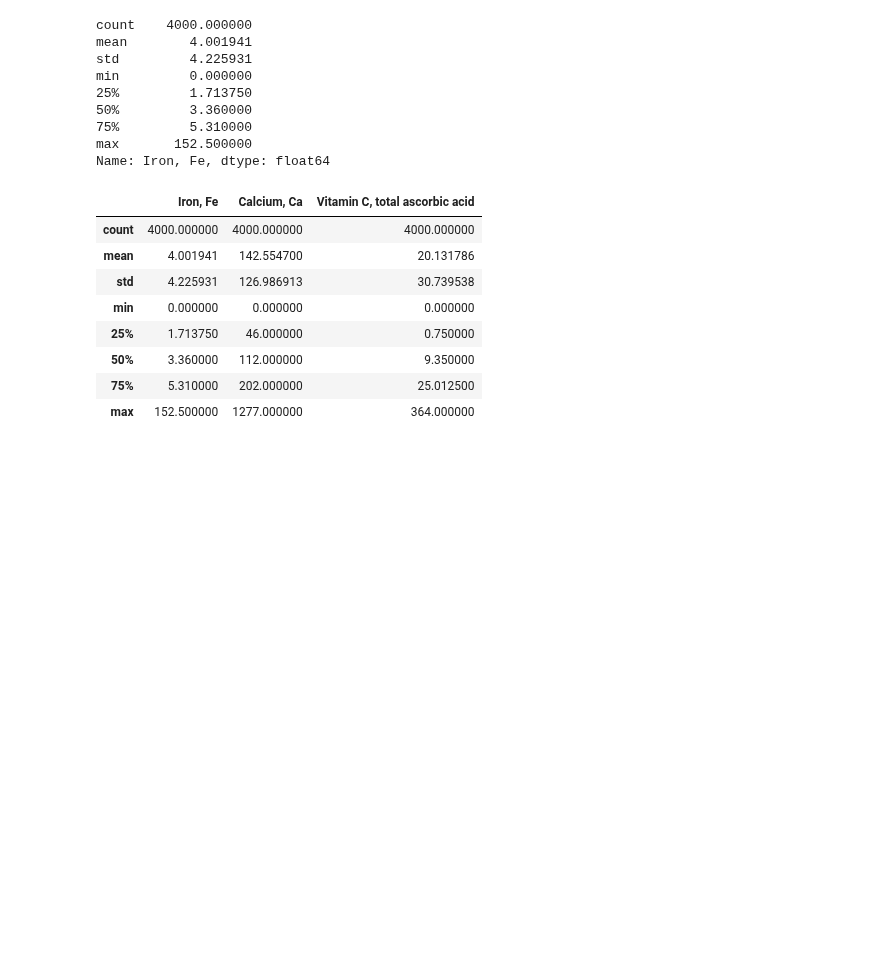
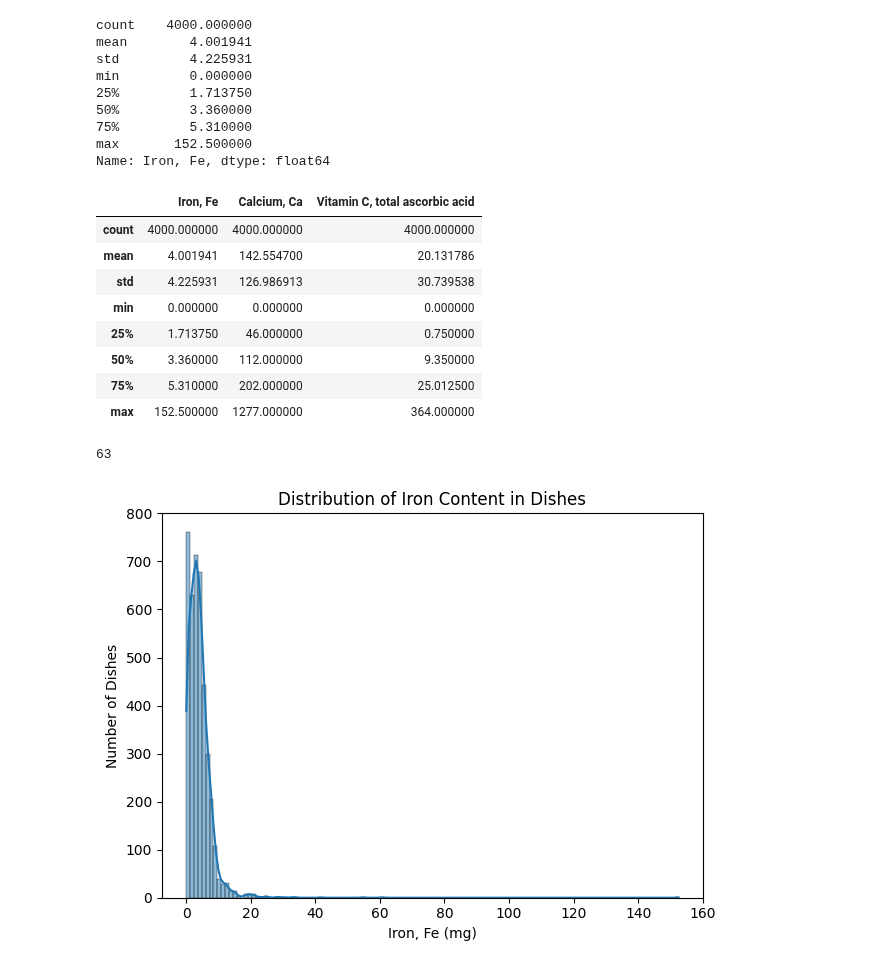
Before and after one commit to chelseanbr/smolvlm-nutrition-vqa, a Jupyter notebook: notebooks/eda.ipynb, the cells around one changed output. Saved outputs shown, nothing was run; the diff lists cells and outputs as text; code cells hidden in the pictures; blank space fills up the shorter version.

```diff
--- a/notebooks/eda.ipynb
+++ b/notebooks/eda.ipynb
@@ -113,2 +114,17 @@ import matplotlib.pyplot as plt
 import seaborn as sns
+# %%
+binsize = np.sqrt(len(train_df))
+binsize = int(binsize)
+binsize
+# %% [output]
+63
+# %%
+sns.histplot(data=train_df, x='Iron, Fe', kde=True)
+plt.title('Distribution of Iron Content in Dishes')
+plt.xlabel('Iron, Fe (mg)')
+plt.ylabel('Number of Dishes')
+plt.tight_layout()
+plt.show()
+# %% [output]
+[figure, added]
 # %%
```
Also changed, not shown: parts of 19 cells of this notebook, 2 other files.
